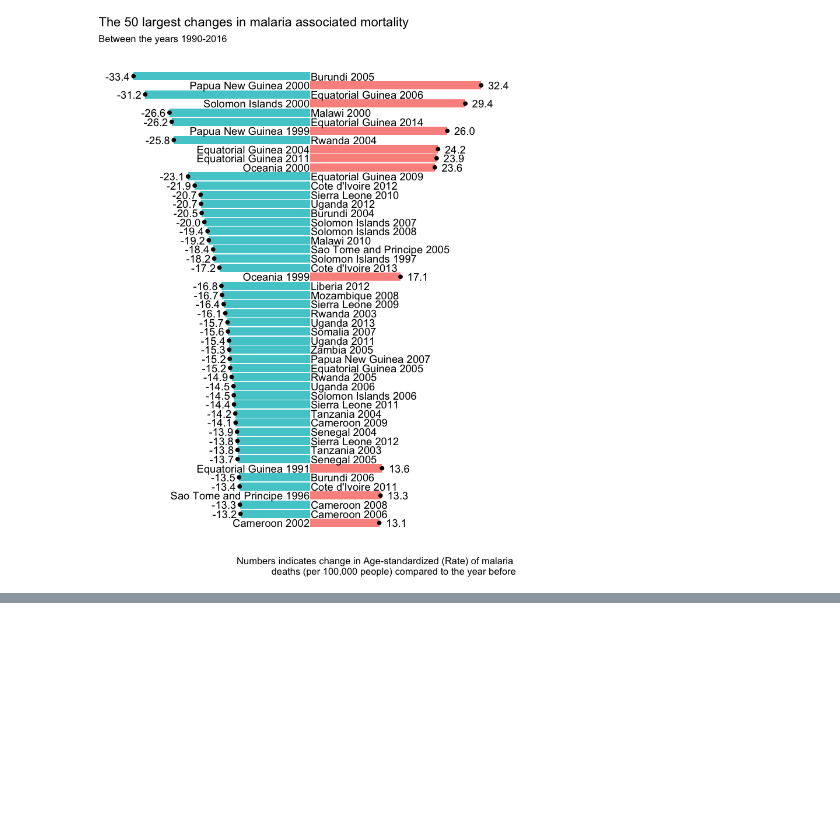
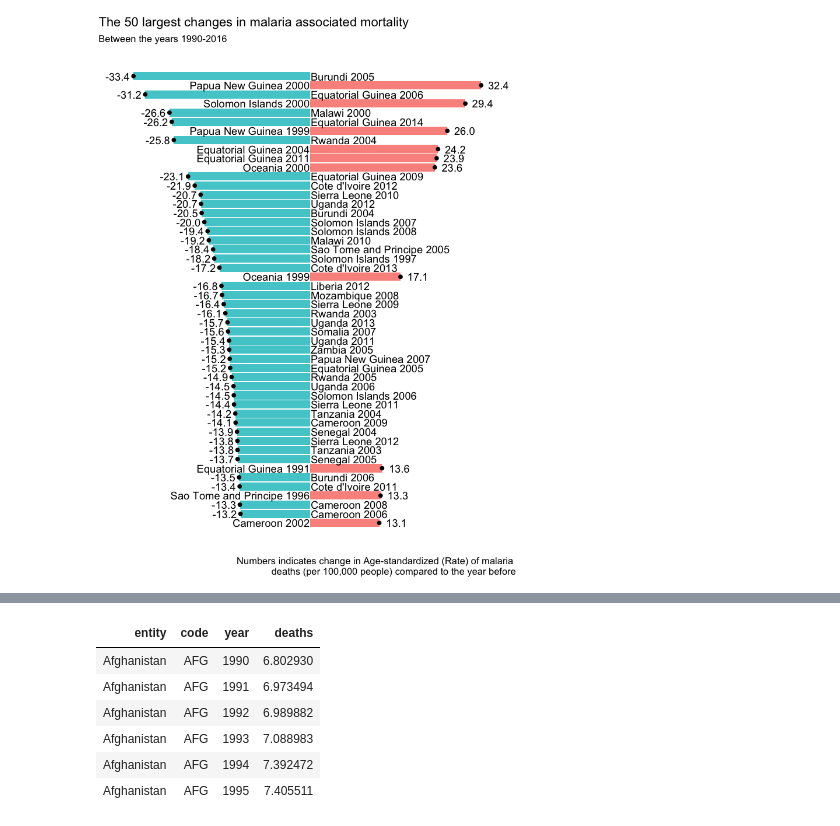
Before and after one commit to anttisiika/tidy_tuesday, a Jupyter notebook: malaria/change_in_malaria_deaths.ipynb, the cells around one changed output, grey strips where cells are left out. Saved outputs shown, nothing was run; the diff lists cells and outputs as text; code cells hidden in the pictures; blank space fills up the shorter version.

```diff
--- a/malaria/change_in_malaria_deaths.ipynb
+++ b/malaria/change_in_malaria_deaths.ipynb
@@ -75,0 +101,10 @@ top50_change  %>%
+# %%
+malaria  %>% head
+# %% [output]
+| entity | code | year | deaths |
+| Afghanistan | AFG | 1990 | 6.802930 |
+| Afghanistan | AFG | 1991 | 6.973494 |
+| Afghanistan | AFG | 1992 | 6.989882 |
+| Afghanistan | AFG | 1993 | 7.088983 |
+| Afghanistan | AFG | 1994 | 7.392472 |
+| Afghanistan | AFG | 1995 | 7.405511 |
```
Also changed, not shown: parts of 4 cells of this notebook, 1 other file.
